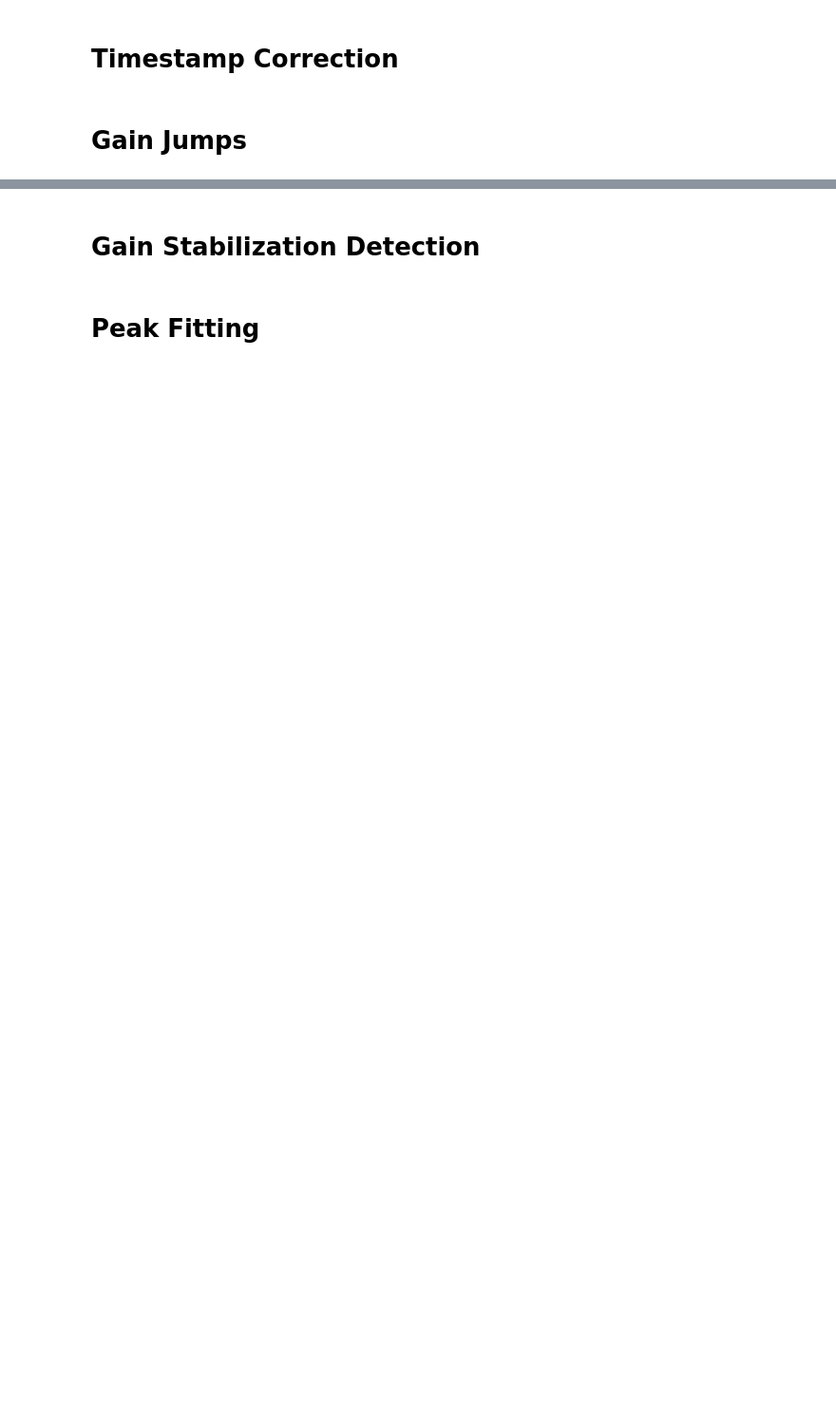
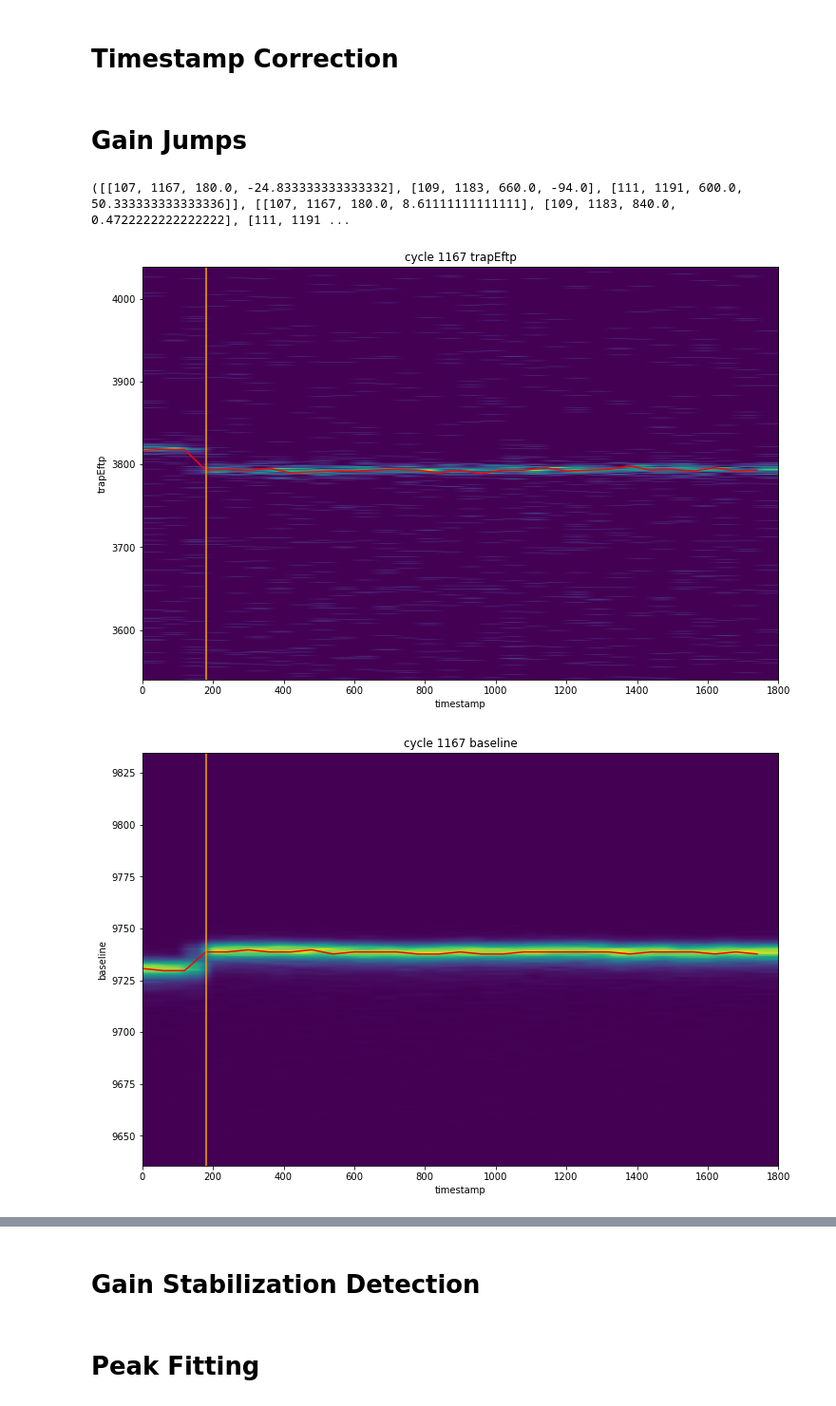
Before and after one commit to legend-exp/CAGE, a Jupyter notebook: analysis/gain_jumps.ipynb, the cells around one changed output, grey strips where cells are left out. Shown at 95% size. Cells and saved outputs as stored; diff of their text form; code cells hidden in the pictures; blank space fills up the shorter version.

```diff
--- a/analysis/gain_jumps.ipynb
+++ b/analysis/gain_jumps.ipynb
@@ -42,7 +42,7 @@ def correct_timestamps(f_dsp):
 # %% [markdown]
 # Gain Jumps
 # %%
-time_intervals = 300
+time_intervals = 60
 
 def find_1460(timestamps, trapEftp):
     ehist, t_edges, e_edges = np.histogram2d(timestamps,  trapEftp, bins=[np.arange(0, timestamps[-1], np.minimum(time_intervals, int(timestamps[-1]-1))), np.arange(1000,5000, 10)])
@@ -147,6 +147,8 @@ def find_jump_in_run(cycles, ehist_infos, bhist_infos, thresholds):
 
 #a jump is a list [run, cycle, time, adu]
 def find_jumps(runs, dsp_folder):
+    if isinstance(runs, int):
+        runs = [runs]
     en_jumps = []
     bl_jumps = []
     for i in range(len(runs)):
@@ -167,6 +169,12 @@ def find_jumps(runs, dsp_folder):
 # %%
 #runs=np.arange(77,78)
 #find_jumps(runs,dsp_dir)
 dg = DataGroup('../processing/cage.json', load=True)
 
-hist_jump_in_run(77, dg.fileDB.query(f'run == {77}')['cycle'], dsp_dir, plot=True)
+#hist_jump_in_run(77, dg.fileDB.query(f'run == {77}')['cycle'], dsp_dir, plot=True)
+jumps = find_jumps([107,109,111], dsp_dir)
+print(jumps)
+# %% [output]
+([[107, 1167, 180.0, -24.833333333333332], [109, 1183, 660.0, -94.0], [111, 1191, 600.0, 50.333333333333336]], [[107, 1167, 180.0, 8.61111111111111], [109, 1183, 840.0, 0.4722222222222222], [111, 1191 ...
+[figure, added]
+[figure, added]
```
Also changed, not shown: parts of 1 cell of this notebook, 3 other files.
